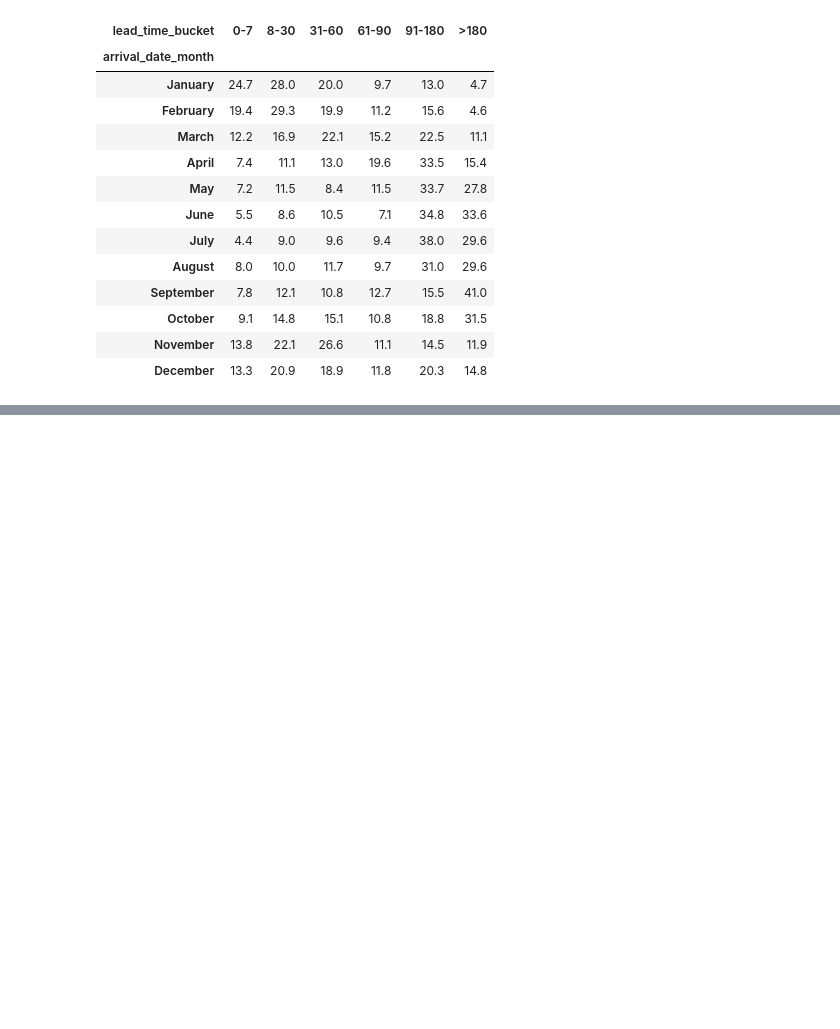
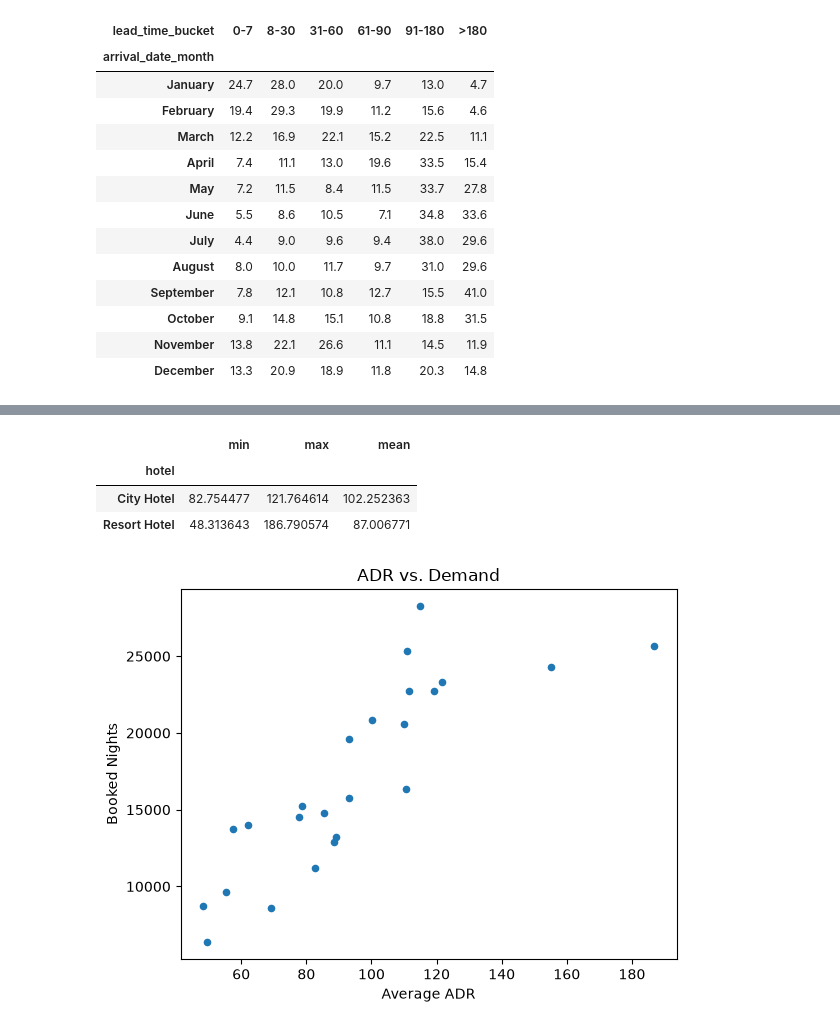
Before and after one commit to Kaevin-boi/Revenue-management-hotel, a Jupyter notebook: Notebooks/01_eda_revenue_management.ipynb, the cells around one changed output, grey strips where cells are left out. Saved outputs shown, nothing was run; the diff lists cells and outputs as text; code cells hidden in the pictures; blank space fills up the shorter version.

```diff
--- a/Notebooks/01_eda_revenue_management.ipynb
+++ b/Notebooks/01_eda_revenue_management.ipynb
@@ -708,0 +732,13 @@ monthly_lead_time_share.round(1)
+# %%
+hotel_month = (
+    df_clean.groupby(
+        ["hotel", "arrival_date_month"],
+        observed=True
+    )
+    .agg(
+        demand=("total_nights", "sum"),
+        avg_adr=("adr", "mean")
+    )
+)
+
+hotel_month
@@ -708,0 +764,20 @@ monthly_lead_time_share.round(1)
+# %%
+hotel_month.groupby("hotel")["avg_adr"].agg(["min", "max", "mean"])
+# %% [output]
+|  | min | max | mean |
+| hotel |  |  |  |
+| City Hotel | 82.754477 | 121.764614 | 102.252363 |
+| Resort Hotel | 48.313643 | 186.790574 | 87.006771 |
+# %%
+hotel_month.plot(
+    x="avg_adr",
+    y="demand",
+    kind="scatter"
+)
+
+plt.title("ADR vs. Demand")
+plt.xlabel("Average ADR")
+plt.ylabel("Booked Nights")
+plt.show()
+# %% [output]
+[figure, added]
```
Also changed, not shown: parts of 18 cells of this notebook.
